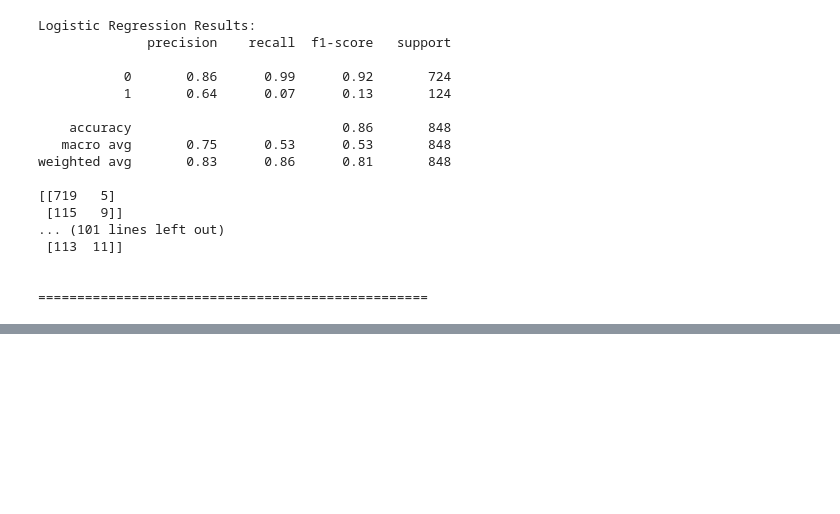
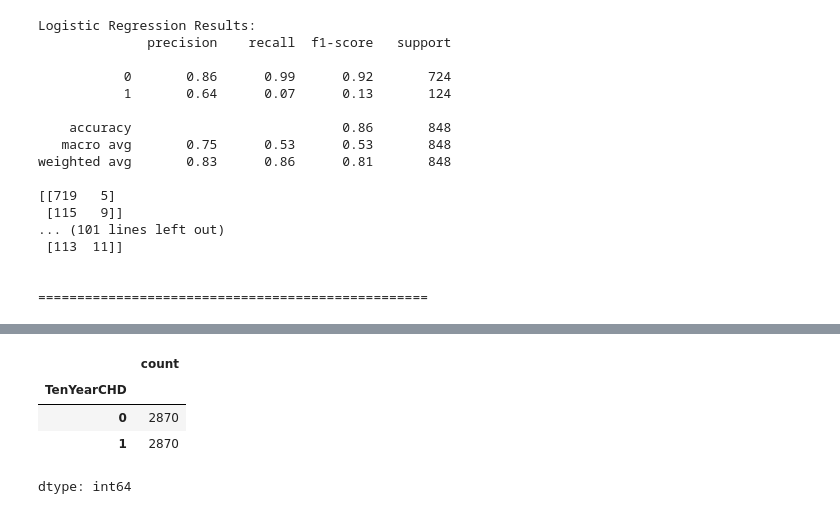
Before and after one commit to maddiejane25/Project-2, a Jupyter notebook: New_data_set_MJ.ipynb, the cells around one changed output, grey strips where cells are left out. Cells and saved outputs as stored; diff of their text form; code cells hidden in the pictures; blank space fills up the shorter version.

Commit message:
New data set work - LR model predicted best, did some resampling to try and improve the scores for imbalanced data

```diff
--- a/New_data_set_MJ.ipynb
+++ b/New_data_set_MJ.ipynb
@@ -316,3 +318,25 @@ weighted avg       0.83      0.86      0.81       848
 
 
 ==================================================
+# %%
+from sklearn.model_selection import GridSearchCV
+
+# Define the parameter grid to search
+param_grid = {
+    'C': [0.001, 0.01, 0.1, 1, 10, 100],  # Regularization parameter
+    'penalty': ['l1', 'l2'],  # Regularization type
+    'solver': ['liblinear', 'saga'] # Solver algorithms for different penalty types
+}
+
+# Create GridSearchCV object
+grid_search = GridSearchCV(LogisticRegression(), param_grid, cv=5, scoring='accuracy')
+
+# Fit the grid search to your training data
+grid_search.fit(X_train_scaled, y_train)
+
+# Get the best model and its parameters
+best_model = grid_search.best_estimator_
+best_params = grid_search.best_params_
+
+print(f"Best Parameters: {best_params}")
+print(f"Best Model: {best_model}")
@@ -318,0 +346,8 @@ weighted avg       0.83      0.86      0.81       848
+# %%
+best_model = LogisticRegression(C=0.1, solver='liblinear')
+best_model.fit(X_train_scaled, y_train)
+y_pred = best_model.predict(X_test_scaled)
+report = classification_report(y_test, y_pred)
+cm = confusion_matrix(y_test, y_pred)
+print(report)
+print(cm)
@@ -318,0 +366,13 @@ weighted avg       0.83      0.86      0.81       848
+# %%
+# Resample the data using SMOTE
+from imblearn.over_sampling import SMOTE
+
+smote = SMOTE(random_state=42)  # Initialize SMOTE
+X_train_resampled, y_train_resampled = smote.fit_resample(X_train_scaled, y_train)
+y_train_resampled.value_counts()
+# %% [output]
+|  | count |
+| TenYearCHD |  |
+| 0 | 2870 |
+| 1 | 2870 |
+dtype: int64
```
Also changed, not shown: parts of 5 cells of this notebook.
